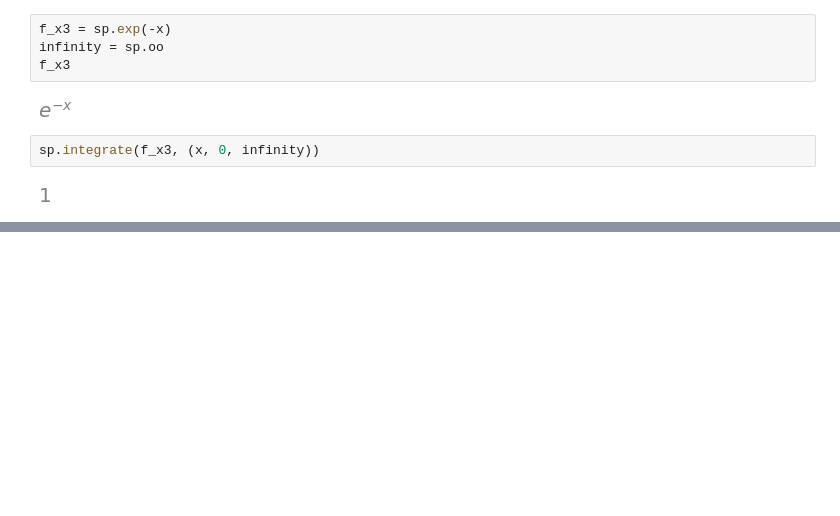
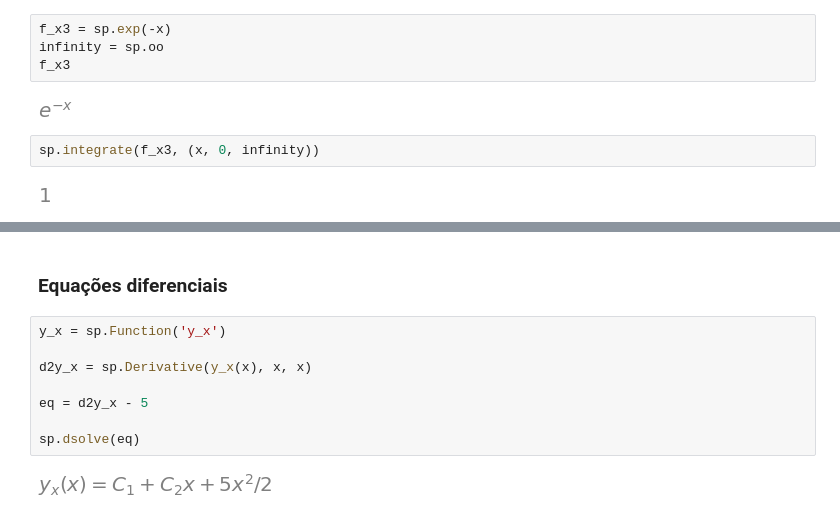
Before and after one commit to luiseduardomendes/exercicios-faculdade, a Jupyter notebook: python_studies/sympy/sympy.ipynb, the cells around one changed output, grey strips where cells are left out. Saved outputs shown, nothing was run; the diff lists cells and outputs as text; blank space fills up the shorter version.

```diff
--- a/python_studies/sympy/sympy.ipynb
+++ b/python_studies/sympy/sympy.ipynb
@@ -160,0 +210,12 @@ sp.integrate(f_x3, (x, 0, infinity))
+# %% [markdown]
+### Equações diferenciais
+# %%
+y_x = sp.Function('y_x')
+
+d2y_x = sp.Derivative(y_x(x), x, x)
+
+eq = d2y_x - 5
+
+sp.dsolve(eq)
+# %% [output]
+[figure, added]
```
Also changed, not shown: parts of 12 cells of this notebook, 3 other files.
